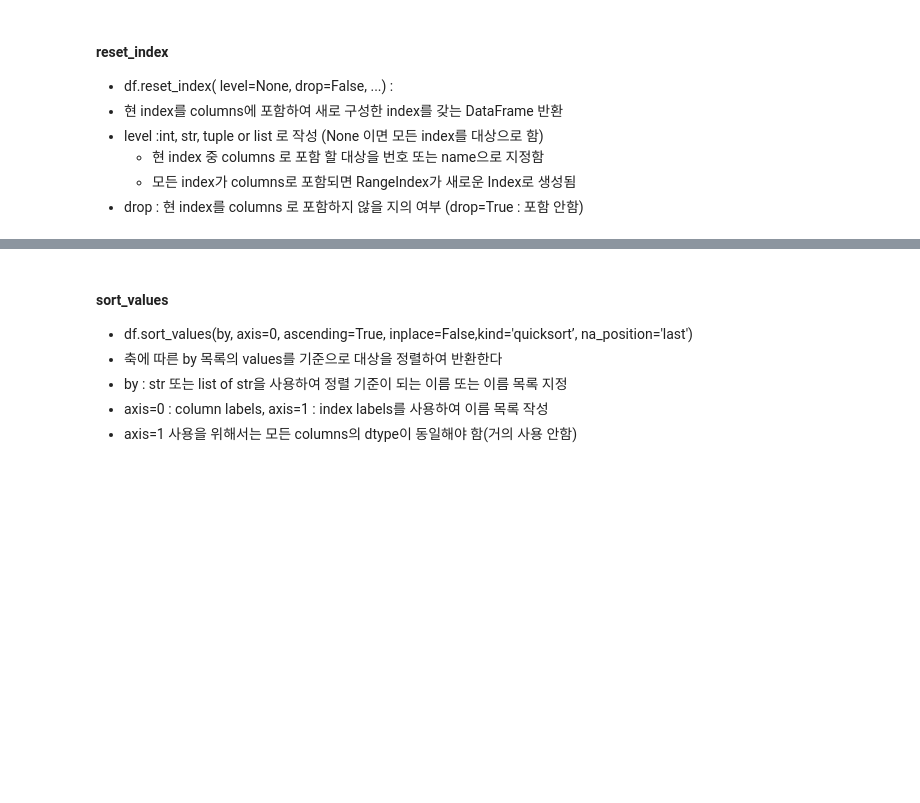
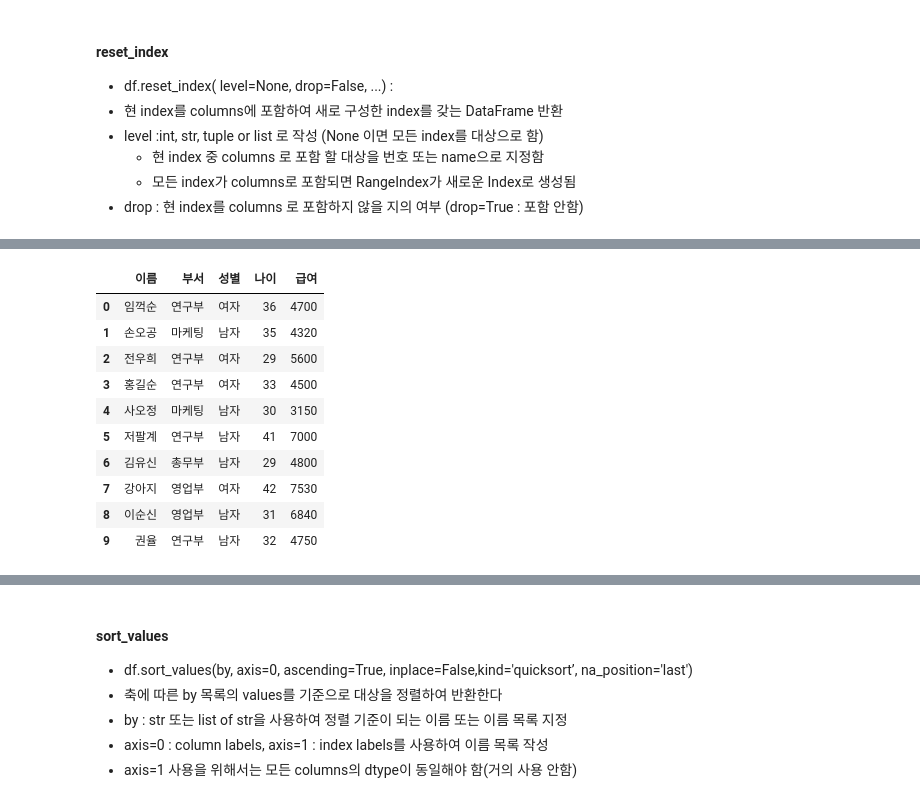
Before and after one commit to PolkaDot31361/mk_python, a Jupyter notebook: 3_Pandas_student2.ipynb, the cells around one changed output, grey strips where cells are left out. Drawn from its saved outputs; the diff is of its cells as text; code cells hidden in the pictures; blank space fills up the shorter version.

```diff
--- a/3_Pandas_student2.ipynb
+++ b/3_Pandas_student2.ipynb
@@ -130,3 +559,8 @@ import numpy as np
    - 현 index 중 columns 로 포함 할 대상을 번호 또는 name으로 지정함
    - 모든 index가 columns로 포함되면 RangeIndex가 새로운 Index로 생성됨
 - drop : 현 index를 columns 로 포함하지 않을 지의 여부 (drop=True : 포함 안함)
+# %%
+# pd.read_csv?
+index_test = pd.read_csv('./files/data/index_test.csv', encoding='cp949', index_col='이름')
+display(index_test)
+index_test.head(3)
@@ -132,0 +585,15 @@ import numpy as np
+# %%
+index_test5 = index_test.reset_index(0)
+display(index_test5)
+# %% [output]
+|  | 이름 | 부서 | 성별 | 나이 | 급여 |
+| 0 | 임꺽순 | 연구부 | 여자 | 36 | 4700 |
+| 1 | 손오공 | 마케팅 | 남자 | 35 | 4320 |
+| 2 | 전우희 | 연구부 | 여자 | 29 | 5600 |
+| 3 | 홍길순 | 연구부 | 여자 | 33 | 4500 |
+| 4 | 사오정 | 마케팅 | 남자 | 30 | 3150 |
+| 5 | 저팔계 | 연구부 | 남자 | 41 | 7000 |
+| 6 | 김유신 | 총무부 | 남자 | 29 | 4800 |
+| 7 | 강아지 | 영업부 | 여자 | 42 | 7530 |
+| 8 | 이순신 | 영업부 | 남자 | 31 | 6840 |
+| 9 | 권율 | 연구부 | 남자 | 32 | 4750 |
```
Also changed, not shown: parts of 59 cells of this notebook, 4 other files.
